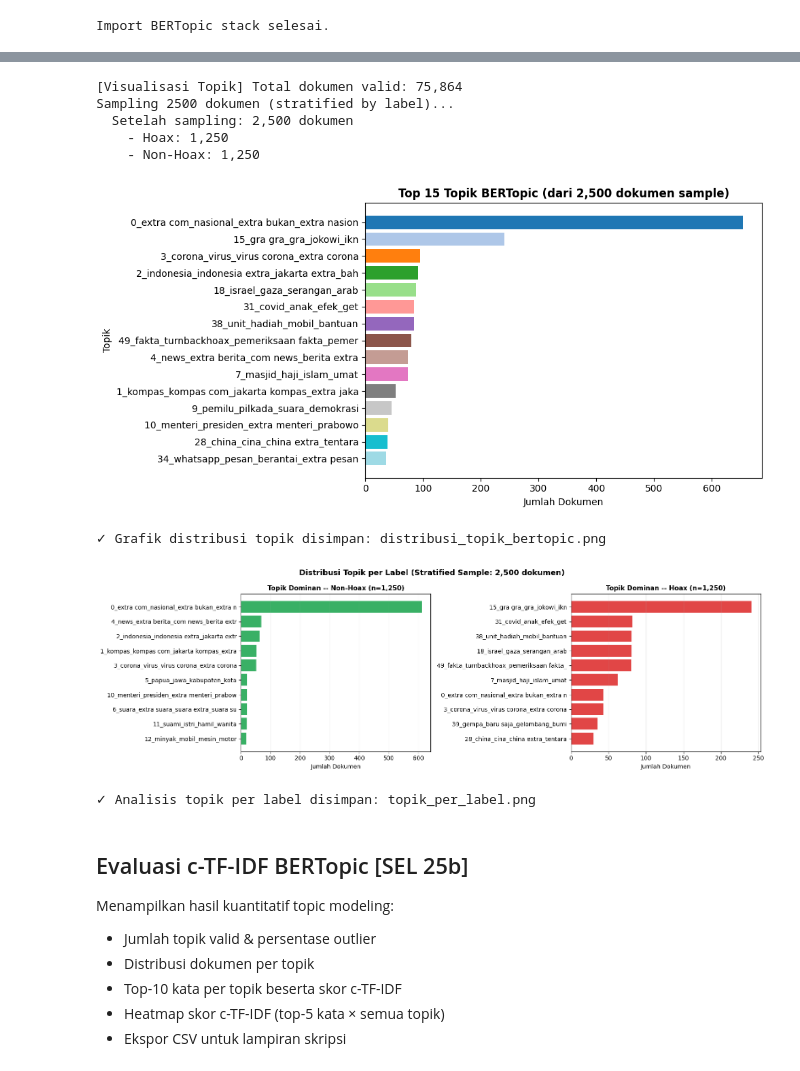
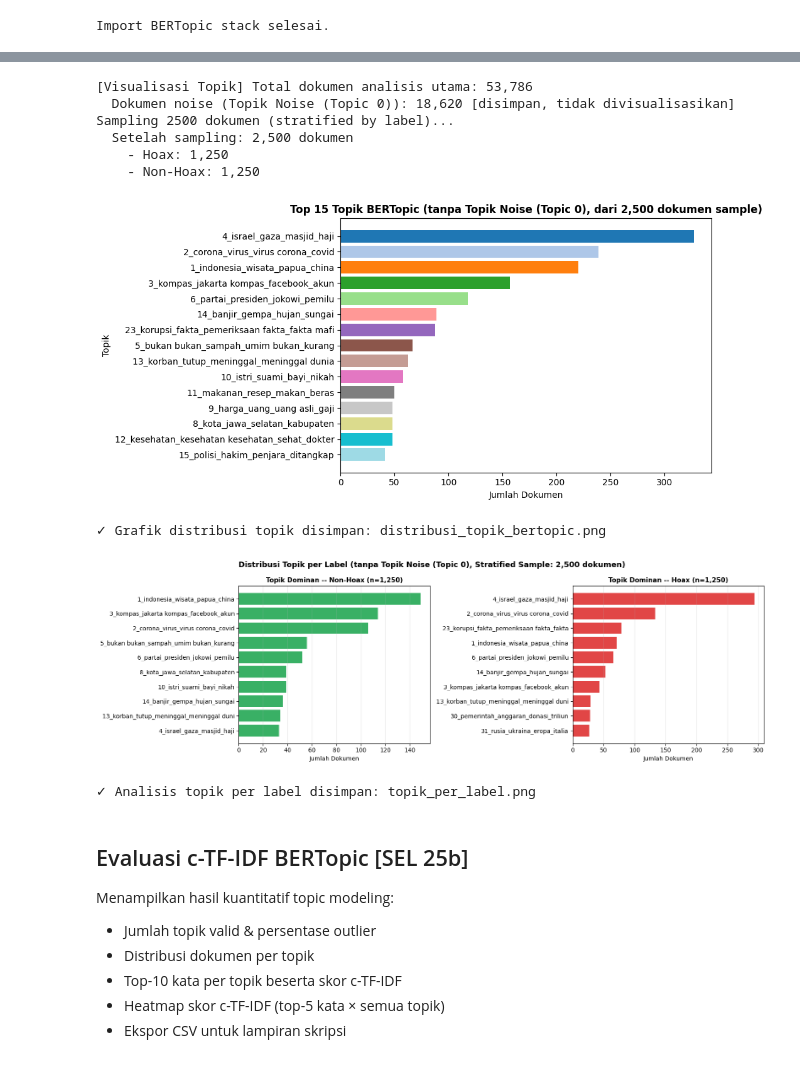
Before and after one commit to fjrmhri/Deteksi_Hoaks_V1, a Jupyter notebook: notebooks/Final_V4.ipynb, the cells around one changed output, grey strips where cells are left out. Cells and saved outputs as stored; diff of their text form; code cells hidden in the pictures.

```diff
--- a/notebooks/Final_V4.ipynb
+++ b/notebooks/Final_V4.ipynb
@@ -1616,6 +1612,11 @@ STOPWORDS_BERTOPIC_EN = {
 }
 
 STOPWORDS_BERTOPIC = STOPWORDS_BERTOPIC_ID | STOPWORDS_BERTOPIC_EN
+CUSTOM_NOISE_WORDS = {
+    "extra", "com", "news", "gra", "bahasa", "saja", "baru", "per",
+    "get", "day", "war", "red", "tbk", "archive", "arsip",
+}
+STOPWORDS_BERTOPIC = STOPWORDS_BERTOPIC | CUSTOM_NOISE_WORDS
 
 BOILERPLATE_BERTOPIC = [
     "baca berita sedikit iklan klik sini",
@@ -1819,19 +1848,29 @@ BERTopic selesai.
 # Batasan dokumen untuk visualisasi: 2500 dokumen (stratified sampling untuk menjaga proporsi label)
 # =======================================================================================
 if AKTIFKAN_BERTOPIC and model_topik is not None:
+    TOPIK_NOISE_ID = globals().get("TOPIK_NOISE_ID", 0)
+    LABEL_TOPIK_NOISE = globals().get("LABEL_TOPIK_NOISE", "Topik Noise (Topic 0)")
     info_viz   = model_topik.get_topic_info()
+    info_viz.loc[info_viz["Topic"] == TOPIK_NOISE_ID, "Name"] = LABEL_TOPIK_NOISE
     info_valid = info_viz[info_viz["Topic"] != -1].copy()
+    info_valid_main = info_valid[info_valid["Topic"] != TOPIK_NOISE_ID].copy()
 
     # Siapkan data untuk visualisasi dengan batasan 2500 dokumen
     df_analisis = train_df_pra_oversampling[["text","label"]].copy()
     n_cocok = min(len(df_analisis), len(id_topik))
     df_analisis = df_analisis.iloc[:n_cocok].copy()
     df_analisis["topic_id"] = id_topik[:n_cocok]
-    df_analisis = df_analisis[df_analisis["topic_id"] != -1]
+    df_analisis = df_analisis[df_analisis["topic_id"] != -1].copy()
+    peta_nama_semua = dict(zip(info_valid["Topic"], info_valid["Name"]))
+    peta_nama_semua[TOPIK_NOISE_ID] = LABEL_TOPIK_NOISE
+    df_analisis["topic_name"] = df_analisis["topic_id"].map(peta_nama_semua)
+    jumlah_noise_dokumen = int((df_analisis["topic_id"] == TOPIK_NOISE_ID).sum())
+    df_analisis = df_analisis[df_analisis["topic_id"] != TOPIK_NOISE_ID].copy()
 
     # Stratified sampling untuk visualisasi (max 2500 dokumen)
     MAKS_DOKUMEN_VIZ = 2500
-    print(f"\n[Visualisasi Topik] Total dokumen valid: {len(df_analisis):,}")
+    print(f"\n[Visualisasi Topik] Total dokumen analisis utama: {len(df_analisis):,}")
+    print(f"  Dokumen noise ({LABEL_TOPIK_NOISE}): {jumlah_noise_dokumen:,} [disimpan, tidak divisualisasikan]")
     if len(df_analisis) > MAKS_DOKUMEN_VIZ:
         print(f"Sampling {MAKS_DOKUMEN_VIZ} dokumen (stratified by label)...")
         # Stratified sampling: pertahankan proporsi hoax:non-hoax menggunakan groupby
@@ -1849,8 +1888,8 @@ if AKTIFKAN_BERTOPIC and model_topik is not None:
         print(f"    - Non-Hoax: {len(df_analisis[df_analisis['label'] == 0]):,}")
 
     # Plot 1: Top-N topik berdasarkan jumlah dokumen (dari sample)
-    if len(df_analisis) > 0 and len(info_valid) > 0:
-        peta_nama = dict(zip(info_valid["Topic"], info_valid["Name"]))
+    if len(df_analisis) > 0 and len(info_valid_main) > 0:
+        peta_nama = dict(zip(info_valid_main["Topic"], info_valid_main["Name"]))
         df_analisis["topic_name"] = df_analisis["topic_id"].map(peta_nama)
 
         # Hitung distribusi topik dari sample
@@ -1862,7 +1901,7 @@ if AKTIFKAN_BERTOPIC and model_topik is not None:
         plt.barh(top_topics.index.str[:45], top_topics.values,
                   color=plt.cm.tab20(np.linspace(0,1,len(top_topics))))
         plt.xlabel("Jumlah Dokumen"); plt.ylabel("Topik")
-        plt.title(f"Top {top_n} Topik BERTopic (dari {len(df_analisis):,} dokumen sample)",
+        plt.title(f"Top {top_n} Topik BERTopic (tanpa {LABEL_TOPIK_NOISE}, dari {len(df_analisis):,} dokumen sample)",
                   fontsize=12, fontweight="bold")
         plt.gca().invert_yaxis(); plt.tight_layout()
         plt.savefig("distribusi_topik_bertopic.png", dpi=150, bbox_inches="tight")
@@ -1870,39 +1909,40 @@ if AKTIFKAN_BERTOPIC and model_topik is not None:
         print(f"✓ Grafik distribusi topik disimpan: distribusi_topik_bertopic.png")
 
         # Plot 2: Analisis topik per label hoax/non-hoax
-        top_k_a = min(10, len(info_valid))
+        top_k_a = min(10, len(info_valid_main))
         fig, axes = plt.subplots(1, 2, figsize=(16, 5))
-        fig.suptitle(f"Distribusi Topik per Label (Stratified Sample: {len(df_analisis):,} dokumen)",
+        fig.suptitle(f"Distribusi Topik per Label (tanpa {LABEL_TOPIK_NOISE}, Stratified Sample: {len(df_analisis):,} dokumen)",
                      fontsize=13, fontweight="bold")
 
         for ax, lbl, judul, warna in [
             (axes[0], 0, "Topik Dominan -- Non-Hoax", "#16A34A"),
             (axes[1], 1, "Topik Dominan -- Hoax",     "#DC2626"),
         ]:
             subset = df_analisis[df_analisis["label"]==lbl]
             if len(subset) == 0:
                 ax.text(0.5, 0.5, "Tidak ada data", ha="center"); continue
             hitung = subset["topic_name"].value_counts().head(top_k_a)
             ax.barh(hitung.index.str[:40], hitung.values, color=warna, alpha=0.85)
             ax.set_title(f"{judul} (n={len(subset):,})", fontsize=11, fontweight="bold")
             ax.set_xlabel("Jumlah Dokumen")
             ax.invert_yaxis(); ax.grid(axis="x", alpha=0.3)
 
         plt.tight_layout()
         plt.savefig("topik_per_label.png", dpi=150, bbox_inches="tight")
         plt.show()
         print(f"✓ Analisis topik per label disimpan: topik_per_label.png")
 else:
     print("Model BERTopic belum tersedia, visualisasi dilewati.")
 # %% [output]
-[Visualisasi Topik] Total dokumen valid: 75,864
+[Visualisasi Topik] Total dokumen analisis utama: 53,786
+  Dokumen noise (Topik Noise (Topic 0)): 18,620 [disimpan, tidak divisualisasikan]
 Sampling 2500 dokumen (stratified by label)...
   Setelah sampling: 2,500 dokumen
     - Hoax: 1,250
     - Non-Hoax: 1,250
-[figure, old version]
+[figure, new version]
 ✓ Grafik distribusi topik disimpan: distribusi_topik_bertopic.png
-[figure, old version]
+[figure, new version]
 ✓ Analisis topik per label disimpan: topik_per_label.png
 # %% [markdown]
 ## Evaluasi c-TF-IDF BERTopic [SEL 25b]
```
Also changed, not shown: parts of 13 cells of this notebook, 13 other files.
